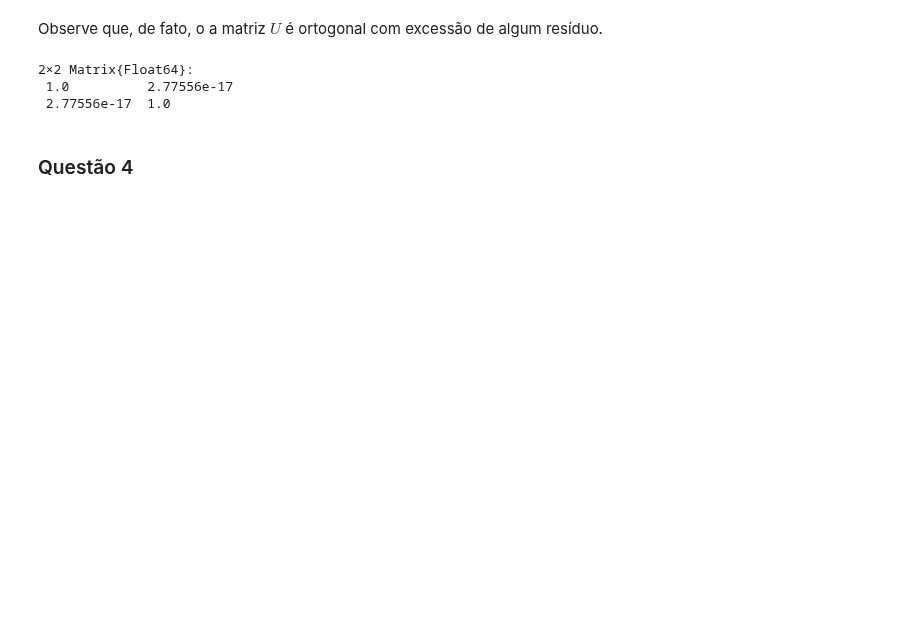
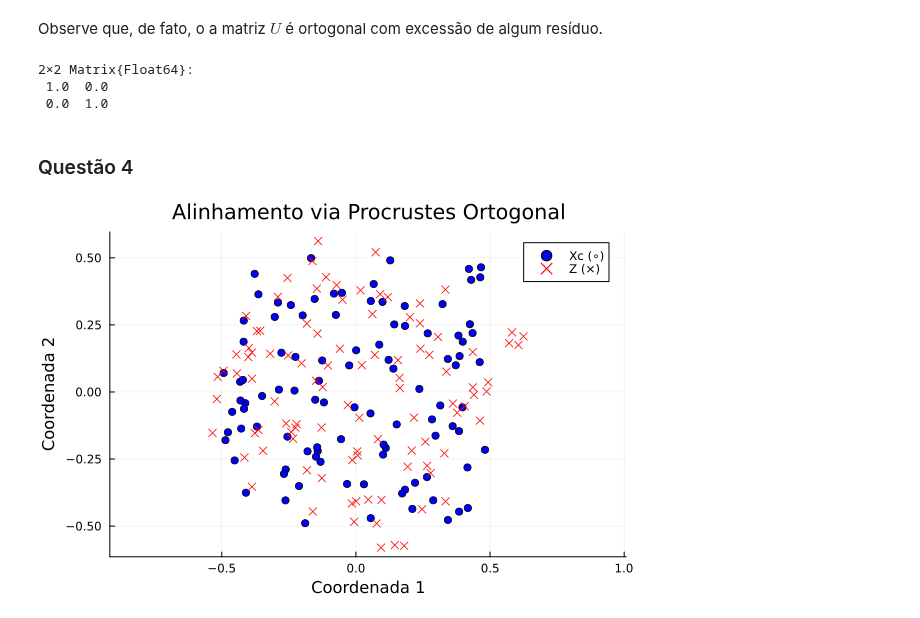
Before and after one commit to amandatz/computational-linear-algebra, a Jupyter notebook: Atividade5.ipynb, the cells around one changed output. Saved outputs shown, nothing was run; the diff lists cells and outputs as text; code cells hidden in the pictures; blank space fills up the shorter version.

```diff
--- a/Atividade5.ipynb
+++ b/Atividade5.ipynb
@@ -69,3 +32,8 @@ D = norms_squared .+ norms_squared' .- 2 .* (XT * X)
+# %%
+D = zeros(n, n)
+for i in 1:n, j in 1:n
+    D[i,j] = sum((X[:,i] - X[:,j]).^2)
+end
 # %% [markdown]
 ### Questão 2
 # %% [markdown]
@@ -137,7 +105,23 @@ Observe que, de fato, o a matriz $U$ é ortogonal com excessão de algum resídu
 U*U'
 # %% [output]
 2×2 Matrix{Float64}:
- 1.0          2.77556e-17
- 2.77556e-17  1.0
+ 1.0  0.0
+ 0.0  1.0
 # %% [markdown]
 ### Questão 4
+# %%
+Z = U * Yc
+
+plt = scatter(Xc[1, :], Xc[2, :],
+             markershape=:circle, markercolor=:blue, label="Xc (∘)",
+             xlabel="Coordenada 1", ylabel="Coordenada 2",
+             title="Alinhamento via Procrustes Ortogonal",
+             aspect_ratio=:equal)
+
+scatter!(plt, Z[1, :], Z[2, :],
+         markershape=:xcross, markercolor=:red, label="Z (×)",
+         legend=:topright)
+
+display(plt)
+# %% [output]
+[figure, added]
```
Also changed, not shown: parts of 5 cells of this notebook.
